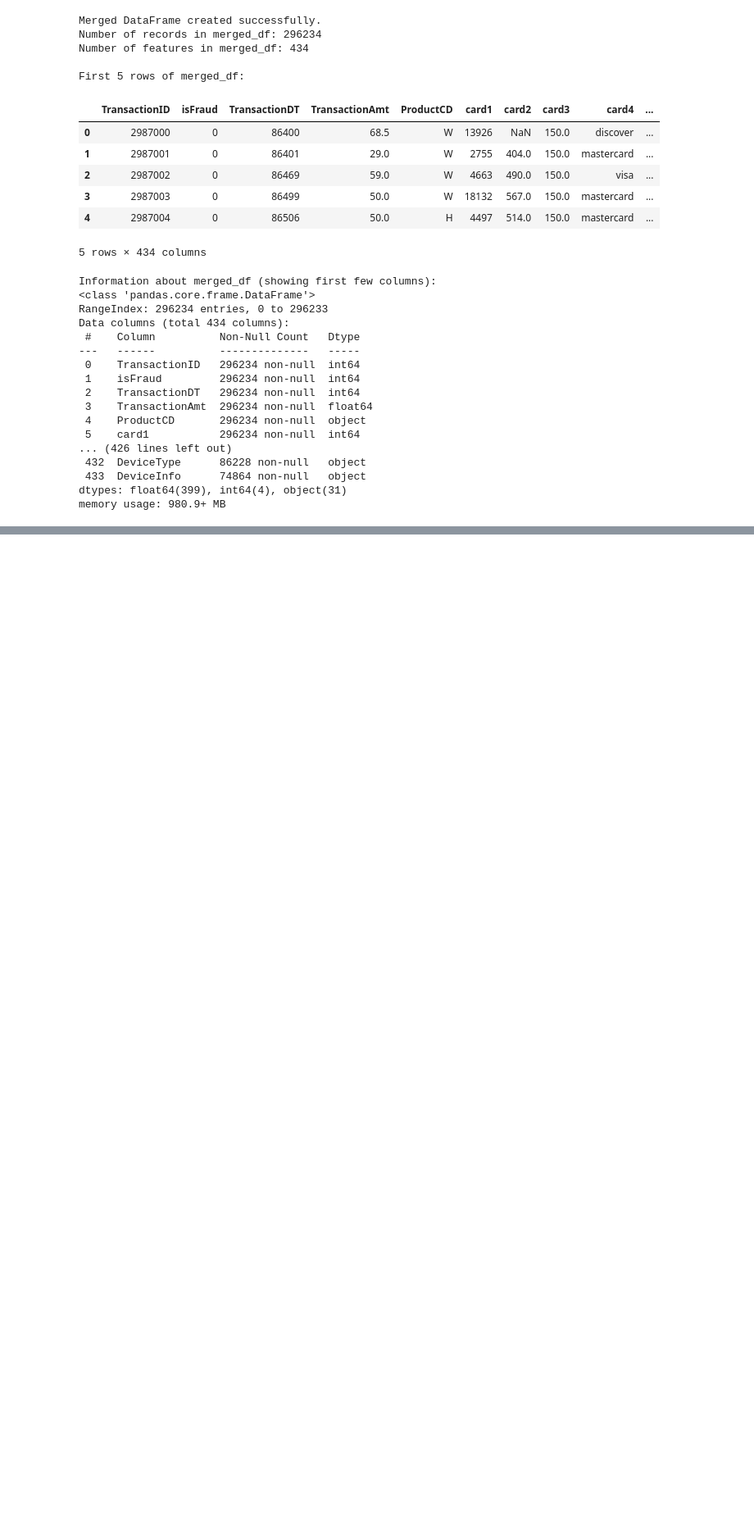
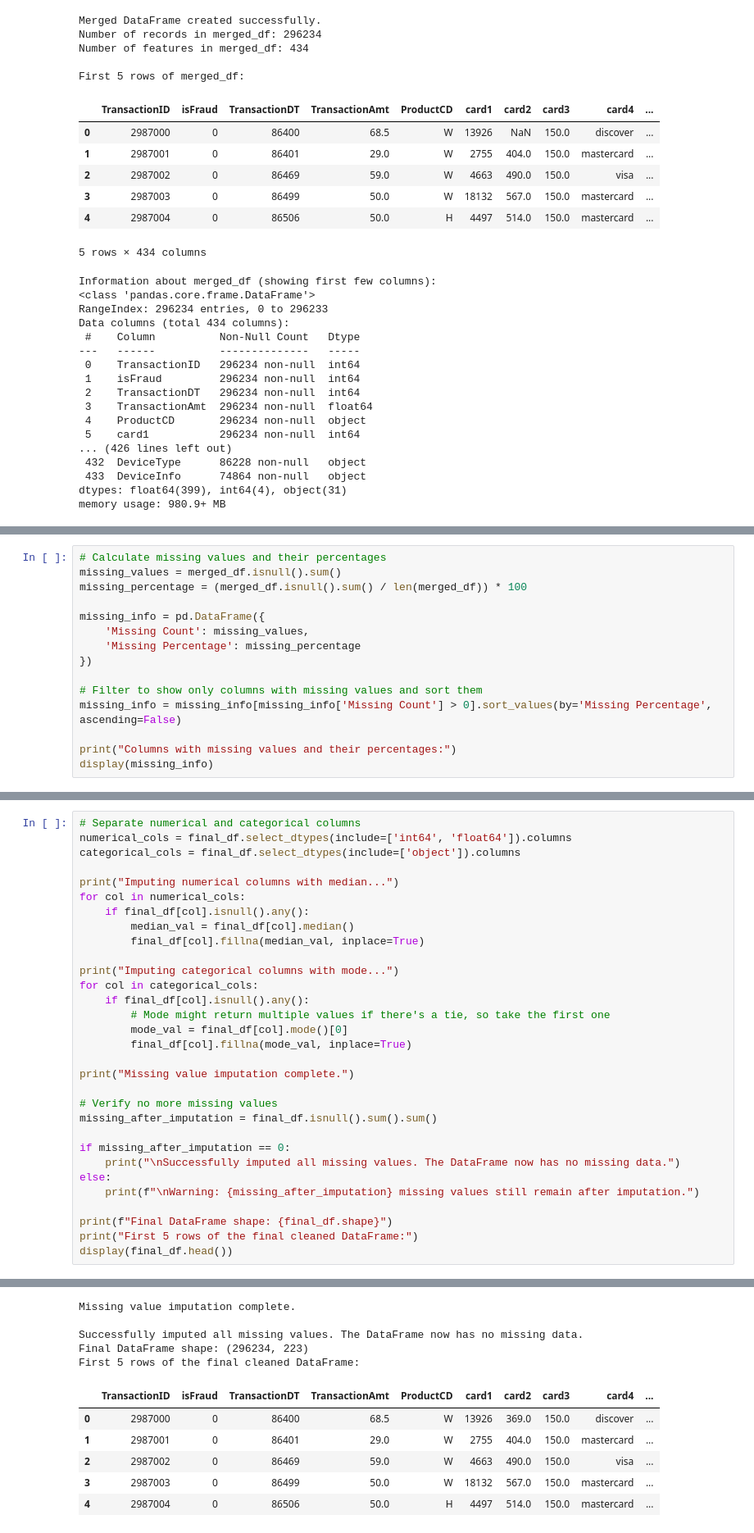
Before and after one commit to abilashkannanv/AIML, a Jupyter notebook: TrustCart_Phase1_Transaction_Risk_Prediction.ipynb, the cells around one changed output, grey strips where cells are left out. Shown at 82% size. Saved outputs shown, nothing was run; the diff lists cells and outputs as text; blank space fills up the shorter version.

```diff
--- a/TrustCart_Phase1_Transaction_Risk_Prediction.ipynb
+++ b/TrustCart_Phase1_Transaction_Risk_Prediction.ipynb
@@ -198,0 +201,15 @@ memory usage: 980.9+ MB
+# %%
+# Calculate missing values and their percentages
+missing_values = merged_df.isnull().sum()
+missing_percentage = (merged_df.isnull().sum() / len(merged_df)) * 100
+
+missing_info = pd.DataFrame({
+    'Missing Count': missing_values,
+    'Missing Percentage': missing_percentage
+})
+
+# Filter to show only columns with missing values and sort them
+missing_info = missing_info[missing_info['Missing Count'] > 0].sort_values(by='Missing Percentage', ascending=False)
+
+print("Columns with missing values and their percentages:")
+display(missing_info)
@@ -198,0 +407,32 @@ memory usage: 980.9+ MB
+# %%
+# Separate numerical and categorical columns
+numerical_cols = final_df.select_dtypes(include=['int64', 'float64']).columns
+categorical_cols = final_df.select_dtypes(include=['object']).columns
+
+print("Imputing numerical columns with median...")
+for col in numerical_cols:
+    if final_df[col].isnull().any():
+        median_val = final_df[col].median()
+        final_df[col].fillna(median_val, inplace=True)
+
+print("Imputing categorical columns with mode...")
+for col in categorical_cols:
+    if final_df[col].isnull().any():
+        # Mode might return multiple values if there's a tie, so take the first one
+        mode_val = final_df[col].mode()[0]
+        final_df[col].fillna(mode_val, inplace=True)
+
+print("Missing value imputation complete.")
+
+# Verify no more missing values
+missing_after_imputation = final_df.isnull().sum().sum()
+
+if missing_after_imputation == 0:
+    print("\nSuccessfully imputed all missing values. The DataFrame now has no missing data.")
+else:
+    print(f"\nWarning: {missing_after_imputation} missing values still remain after imputation.")
+
+print(f"Final DataFrame shape: {final_df.shape}")
+print("First 5 rows of the final cleaned DataFrame:")
+display(final_df.head())
+# %% [output]
@@ -198,0 +453,11 @@ memory usage: 980.9+ MB
+Missing value imputation complete.
+
+Successfully imputed all missing values. The DataFrame now has no missing data.
+Final DataFrame shape: (296234, 223)
+First 5 rows of the final cleaned DataFrame:
+|  | TransactionID | isFraud | TransactionDT | TransactionAmt | ProductCD | card1 | card2 | card3 | card4 | ... |
+| 0 | 2987000 | 0 | 86400 | 68.5 | W | 13926 | 369.0 | 150.0 | discover | ... |
+| 1 | 2987001 | 0 | 86401 | 29.0 | W | 2755 | 404.0 | 150.0 | mastercard | ... |
+| 2 | 2987002 | 0 | 86469 | 59.0 | W | 4663 | 490.0 | 150.0 | visa | ... |
+| 3 | 2987003 | 0 | 86499 | 50.0 | W | 18132 | 567.0 | 150.0 | mastercard | ... |
+| 4 | 2987004 | 0 | 86506 | 50.0 | H | 4497 | 514.0 | 150.0 | mastercard | ... |
```
Also changed, not shown: parts of 12 cells of this notebook.
